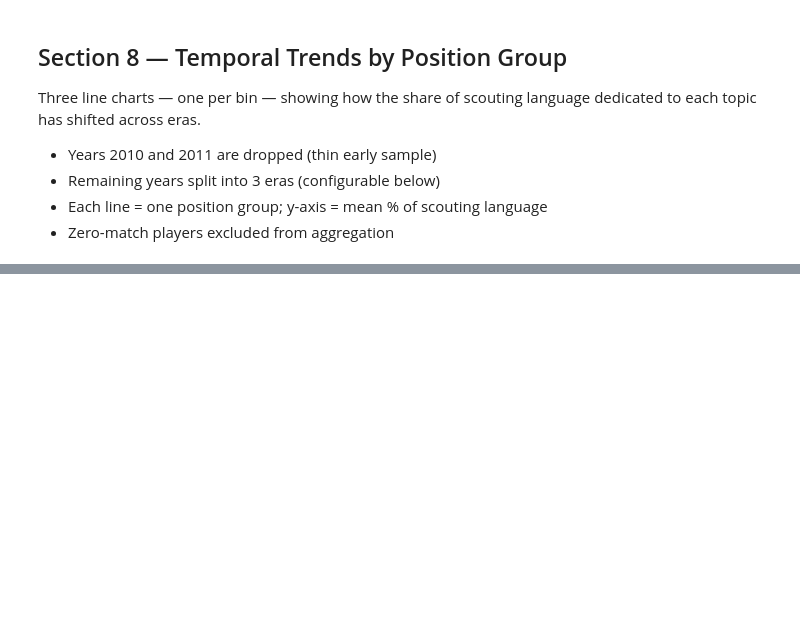
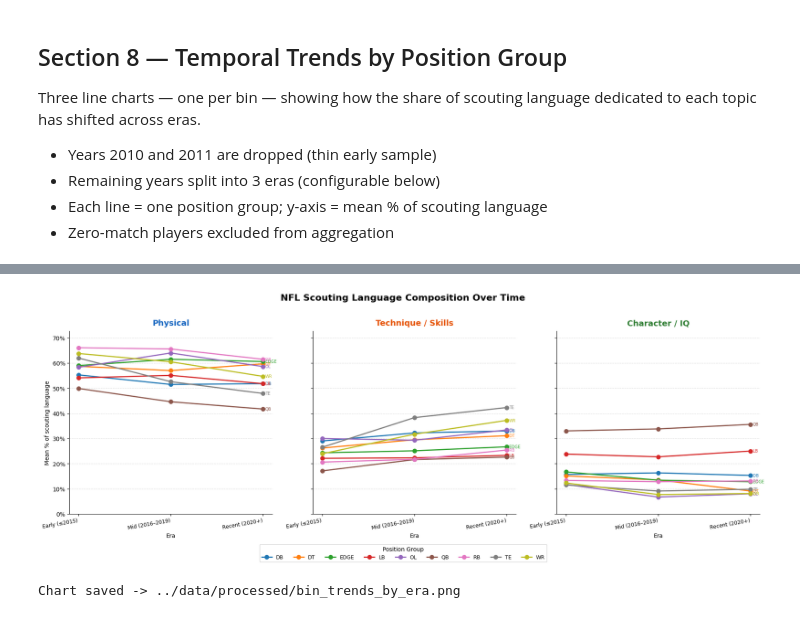
Before and after one commit to samuelfraley-bse/nfl-draft-nlp, a Jupyter notebook: notebooks/nfl_pillar_Scoring_proportion_v1.ipynb, the cells around one changed output, grey strips where cells are left out. Drawn from its saved outputs; the diff is of its cells as text; code cells hidden in the pictures; blank space fills up the shorter version.

```diff
--- a/notebooks/nfl_pillar_Scoring_proportion_v1.ipynb
+++ b/notebooks/nfl_pillar_Scoring_proportion_v1.ipynb
@@ -669,18 +808,8 @@ print(df_era.groupby('era')['player_name'].count().reindex(ERA_LABELS).to_string
 # %%
 # ── Aggregate: mean bin % per era × position group ─────────────────────────────
-# MIN_TOKENS_THRESHOLD gates out players with very short reports:
-# a player with only 3-4 matched tokens can score 100% in one bin purely
-# by chance, which distorts era averages.  Set in config (default: 8).
-
-df_era_clean = df_era[df_era['total_matched'] >= MIN_TOKENS_THRESHOLD].copy()
-
-excluded = len(df_era) - len(df_era_clean)
-print(f'Players excluded (total_matched < {MIN_TOKENS_THRESHOLD}): {excluded}')
-print(f'Players used in temporal analysis: {len(df_era_clean)}')
-print()
-
+# Exclude zero-match players (no text → proportions are meaningless)
 era_pos = (
-    df_era_clean
+    df_era[df_era['total_matched'] > 0]
     .groupby(['era', 'Pos_Group'])[['physical_pct', 'technique_pct', 'character_pct']]
     .mean()
     .multiply(100)
@@ -688,6 +817,7 @@ era_pos = (
     .reset_index()
 )
 
+# Preserve era order for plotting
 era_order = {label: i for i, label in enumerate(ERA_LABELS)}
 era_pos['era_order'] = era_pos['era'].map(era_order)
 era_pos = era_pos.sort_values(['era_order', 'Pos_Group']).reset_index(drop=True)
@@ -706,7 +854,11 @@ pos_groups = sorted(era_pos['Pos_Group'].unique())
 CMAP = plt.get_cmap('tab10')
 pg_colors = {pg: CMAP(i) for i, pg in enumerate(pos_groups)}
 
-fig, axes = plt.subplots(1, 3, figsize=(18, 6), sharey=False)
+# 1. CHANGED: set sharey=True for consistent scaling across panels
+fig, axes = plt.subplots(1, 3, figsize=(18, 6), sharey=True)
+
+# 2. OPTIONAL: Calculate a global max to ensure the labels have breathing room
+global_max = era_pos[BIN_COLS].max().max()
 
 for ax, col, title, accent in zip(axes, BIN_COLS, BIN_TITLES, BIN_COLORS):
     for pg in pos_groups:
@@ -731,35 +883,45 @@ for ax, col, title, accent in zip(axes, BIN_COLS, BIN_TITLES, BIN_COLORS):
     # Styling
     ax.set_title(title, fontsize=14, fontweight='bold', color=accent, pad=10)
     ax.set_xlabel('Era', fontsize=10)
-    ax.set_ylabel('Mean % of scouting language', fontsize=10)
+
+    # Only show Y label on the first plot to reduce clutter since they are shared
+    if ax == axes[0]:
+        ax.set_ylabel('Mean % of scouting language', fontsize=10)
+
     ax.yaxis.set_major_formatter(mtick.FuncFormatter(lambda x, _: f'{x:.0f}%'))
     ax.set_xticks(range(len(ERA_LABELS)))
     ax.set_xticklabels(ERA_LABELS, rotation=10, ha='right', fontsize=9)
     ax.grid(True, axis='y', linestyle='--', alpha=0.4)
     ax.spines[['top', 'right']].set_visible(False)
-    ax.set_ylim(bottom=0)
+
+    # 3. CHANGED: Explicitly set y-limit starting at 0 and adding 10% headroom
+    ax.set_ylim(bottom=0, top=global_max * 1.1)
 
 # Shared legend below the figure
 handles, labels = axes[0].get_legend_handles_labels()
 fig.legend(
     handles, labels,
     title='Position Group',
     loc='lower center',
     ncol=len(pos_groups),
     fontsize=9,
     title_fontsize=10,
     frameon=True,
     bbox_to_anchor=(0.5, -0.08),
 )
 
 plt.suptitle(
     'NFL Scouting Language Composition Over Time',
     fontsize=16, fontweight='bold', y=1.02,
 )
 
+# Use subplots_adjust to ensure title/legend/axes don't overlap with sharey
 plt.tight_layout()
 
 chart_path = '../data/processed/bin_trends_by_era.png'
 plt.savefig(chart_path, dpi=150, bbox_inches='tight')
 plt.show()
 print(f'Chart saved -> {chart_path}')
+# %% [output]
+[figure, added]
+Chart saved -> ../data/processed/bin_trends_by_era.png
```
Also changed, not shown: parts of 20 cells of this notebook.
